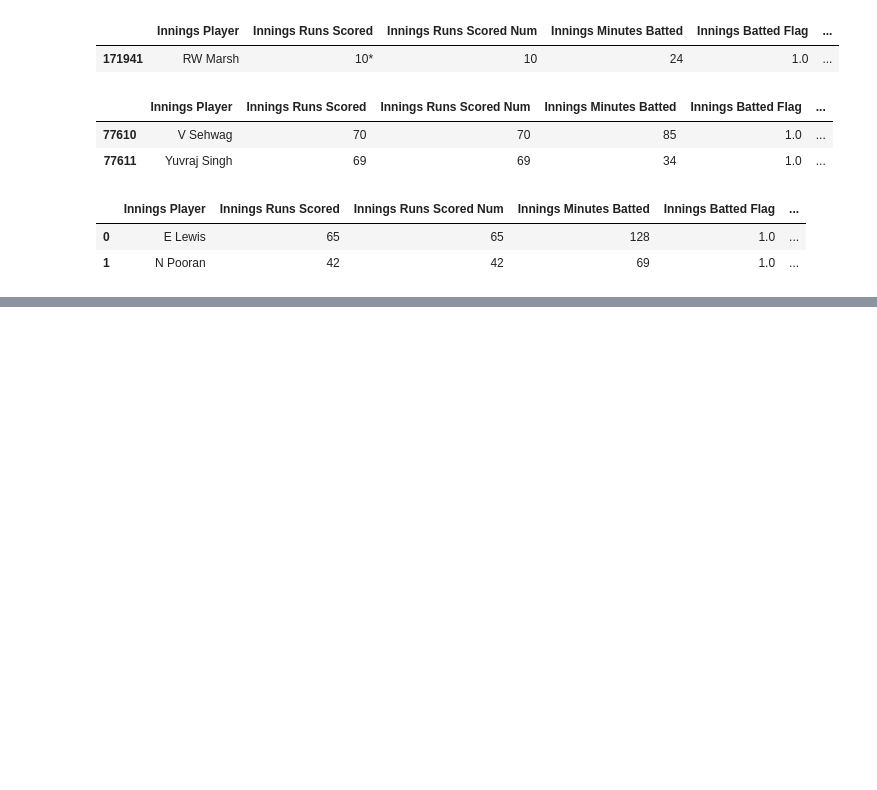
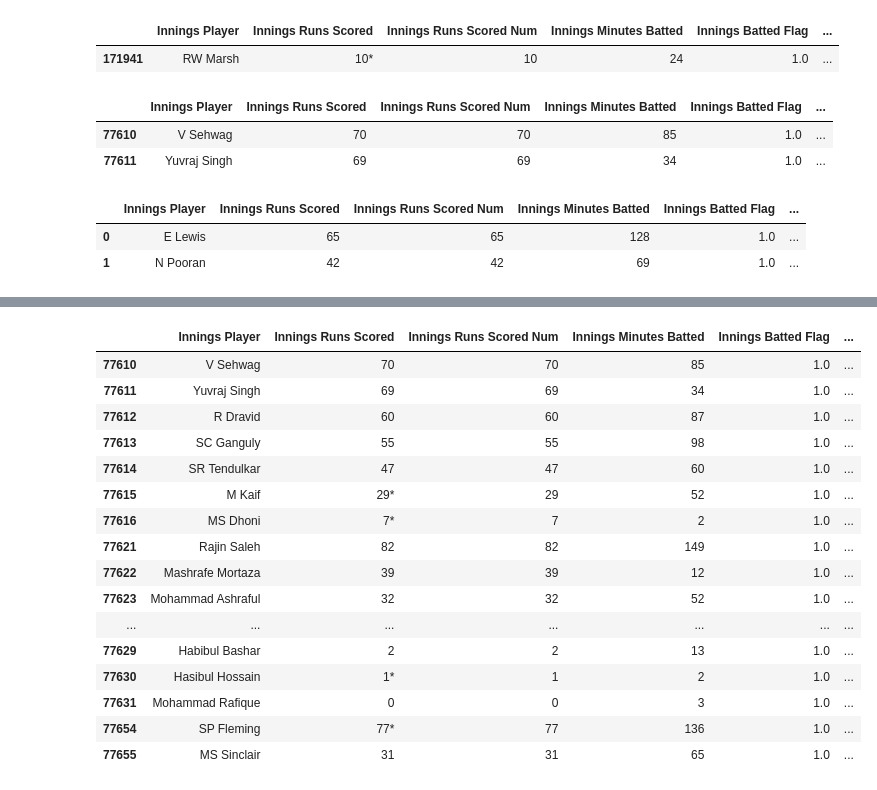
Before and after one commit to arehvs/practice, a Jupyter notebook: SachinvsKohli.ipynb, the cells around one changed output, grey strips where cells are left out. Saved outputs shown, nothing was run; the diff lists cells and outputs as text; code cells hidden in the pictures; blank space fills up the shorter version.

```diff
--- a/SachinvsKohli.ipynb
+++ b/SachinvsKohli.ipynb
@@ -149,0 +205,21 @@ virat_df.head(2)
+# %%
+# What is the total runs scored by Sachin in the frame
+sachin_df.head(20)
+# %% [output]
+|  | Innings Player | Innings Runs Scored | Innings Runs Scored Num | Innings Minutes Batted | Innings Batted Flag | ... |
+| 77610 | V Sehwag | 70 | 70 | 85 | 1.0 | ... |
+| 77611 | Yuvraj Singh | 69 | 69 | 34 | 1.0 | ... |
+| 77612 | R Dravid | 60 | 60 | 87 | 1.0 | ... |
+| 77613 | SC Ganguly | 55 | 55 | 98 | 1.0 | ... |
+| 77614 | SR Tendulkar | 47 | 47 | 60 | 1.0 | ... |
+| 77615 | M Kaif | 29* | 29 | 52 | 1.0 | ... |
+| 77616 | MS Dhoni | 7* | 7 | 2 | 1.0 | ... |
+| 77621 | Rajin Saleh | 82 | 82 | 149 | 1.0 | ... |
+| 77622 | Mashrafe Mortaza | 39 | 39 | 12 | 1.0 | ... |
+| 77623 | Mohammad Ashraful | 32 | 32 | 52 | 1.0 | ... |
+| ... | ... | ... | ... | ... | ... | ... |
+| 77629 | Habibul Bashar | 2 | 2 | 13 | 1.0 | ... |
+| 77630 | Hasibul Hossain | 1* | 1 | 2 | 1.0 | ... |
+| 77631 | Mohammad Rafique | 0 | 0 | 3 | 1.0 | ... |
+| 77654 | SP Fleming | 77* | 77 | 136 | 1.0 | ... |
+| 77655 | MS Sinclair | 31 | 31 | 65 | 1.0 | ... |
```
Also changed, not shown: parts of 38 cells of this notebook.
